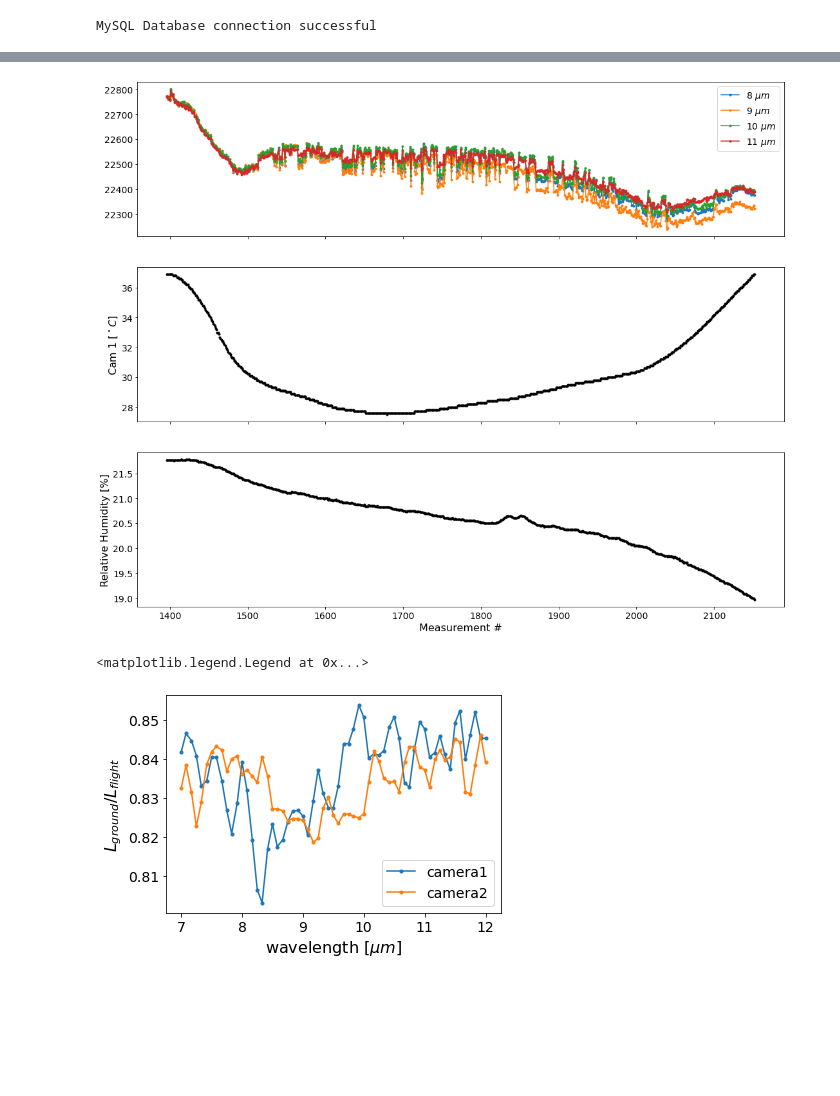
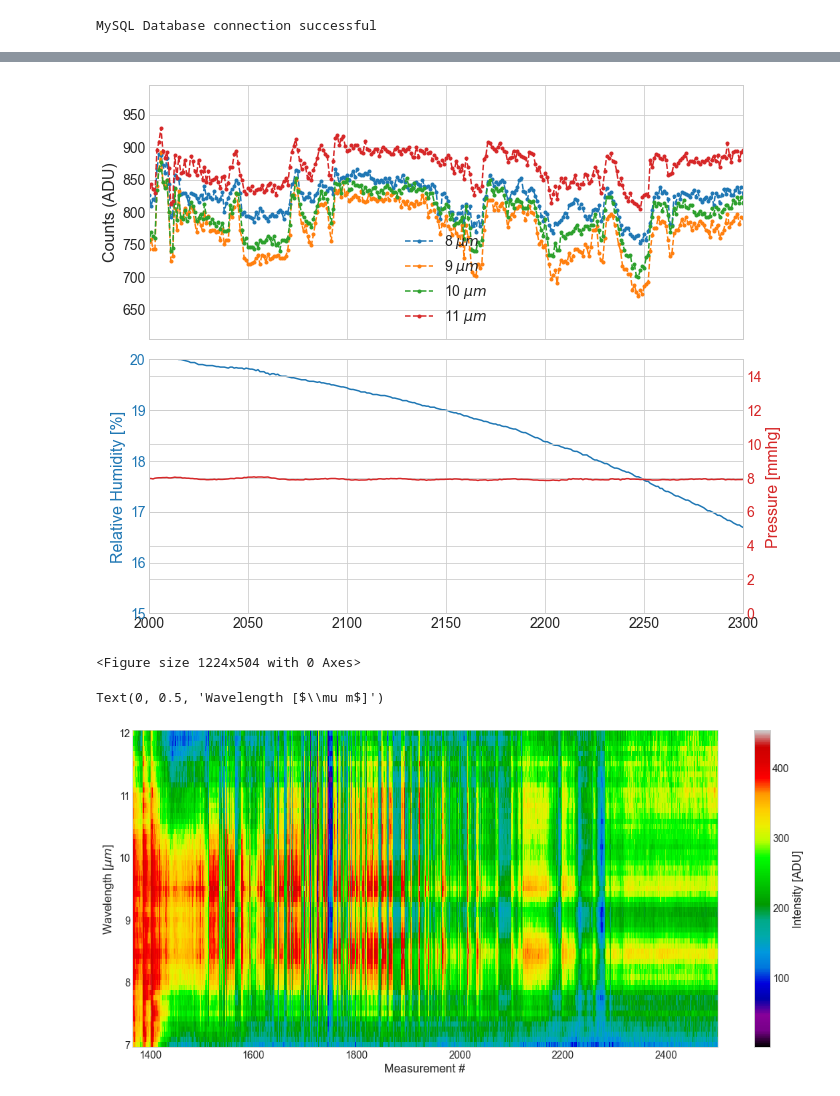
Before and after one commit to Polarization-Lab/IRCSP-Payload, a Jupyter notebook: DataManagement/plot_from_SQL.ipynb, the cells around one changed output, grey strips where cells are left out. Saved outputs shown, nothing was run; the diff lists cells and outputs as text; code cells hidden in the pictures; blank space fills up the shorter version.

```diff
--- a/DataManagement/plot_from_SQL.ipynb
+++ b/DataManagement/plot_from_SQL.ipynb
@@ -161,18 +156,0 @@ dfs11 = dfselect11.loc[dfselect10['position']==125]
-# %%
-fig, ax = plt.subplots(nrows=3, ncols=1, figsize = (18,15),sharex = True)
-ax[0].plot(x,np.array(dfs8['val']),'.-',label = '8 $ \mu m$')
-ax[0].plot(x,np.array(dfs9['val']),'.-',label = '9 $ \mu m$')
-ax[0].plot(x,np.array(dfs10['val']),'.-',label = '10 $ \mu m$')
-ax[0].plot(x,np.array(dfs11['val']),'.-',label = '11 $ \mu m$')
-ax[0].legend()
-
-
-ax[1].plot(x,x1,'k.' )
-ax[1].set_ylabel( "Cam 1 [$^\circ C$]")
-
-ax[2].plot(x,xhum,'k.')
-ax[2].set_ylabel( "Relative Humidity [%]")
-ax[2].set_xlabel( "Measurement #")
-plt.show()
-# %% [output]
-[figure, removed]
@@ -200,9 +157,35 @@ df2g = df2g.loc[df2g['position']==151]
-# %%
-plt.plot(df1['wavelength'],(df1['val']-21800)/(df1g['val']-21800),'.-', label = "camera1")
-plt.plot(df1['wavelength'],(df2['val']-21200)/(df2g['val']-21200),'.-', label = "camera2")
-plt.xlabel('wavelength [$\mu m$]')
-plt.ylabel('$L_{ground}/L_{flight}$')
-plt.legend()
-# %% [output]
-<matplotlib.legend.Legend at 0x...>
-[figure, removed]
+# %%
+mi = 2000
+ma = 2300
+
+fig, ax = plt.subplots(nrows=2, ncols=1, figsize = (10,8),sharex = True)
+plt.figure(figsize=(17, 7))
+ax[0].plot(df8_1["value"]+df8_2["value"] +offset*2 , '.--',label = '8 $ \mu m$')
+ax[0].plot(df9_1["value"]+df9_2["value"]+offset*2 , '.--',label = '9 $ \mu m$')
+ax[0].plot(df10_1["value"]+df10_2["value"]+offset*2 , '.--',label = '10 $ \mu m$')
+ax[0].plot(df11_1["value"]+df11_2["value"]+offset*2, '.--',label = '11 $ \mu m$')
+#plt.plot(df12_1["value"]/gamma1[60]+df12_2["value"]/gamma2[60], '.-',label = '12 $ \mu m$')
+
+ax[0].legend()
+ax[0].set_xlim(mi,ma)
+ax[0].set_ylabel('Counts (ADU)')
+
+color = 'tab:blue'
+ax[1].plot(dftelem['humidity'], color = color )
+ax[1].set_ylabel( "Relative Humidity [%]",color = color)
+ax[1].set_xlim(mi,ma)
+ax[1].set_ylim(15,20)
+ax[1].tick_params(axis='y', labelcolor=color)
+
+ax2 = ax[1].twinx()
+color = 'tab:red'
+ax2.set_ylabel('Pressure [mmhg]', color=color)
+ax2.plot(pressures ,color = color)
+ax2.tick_params(axis='y', labelcolor=color)
+ax[1].set_xlim(mi,ma)
+ax2.set_ylim(0,15)
+
+fig.tight_layout()  # otherwise the right y-label is slightly clipped
+# %% [output]
+[figure, added]
+<Figure size 1224x504 with 0 Axes>
@@ -208,0 +199,10 @@ plt.legend()
+# %%
+
+fig = plt.figure(figsize=(18,8))
+plt.pcolormesh(meas,waves,np.transpose(response),shading='auto',cmap = 'nipy_spectral')
+plt.colorbar(label = "Intensity [ADU]")
+plt.xlabel('Measurement #')
+plt.ylabel('Wavelength [$\mu m$]')
+# %% [output]
+Text(0, 0.5, 'Wavelength [$\\mu m$]')
+[figure, added]
```
Also changed, not shown: parts of 12 cells of this notebook, 6 other files.
